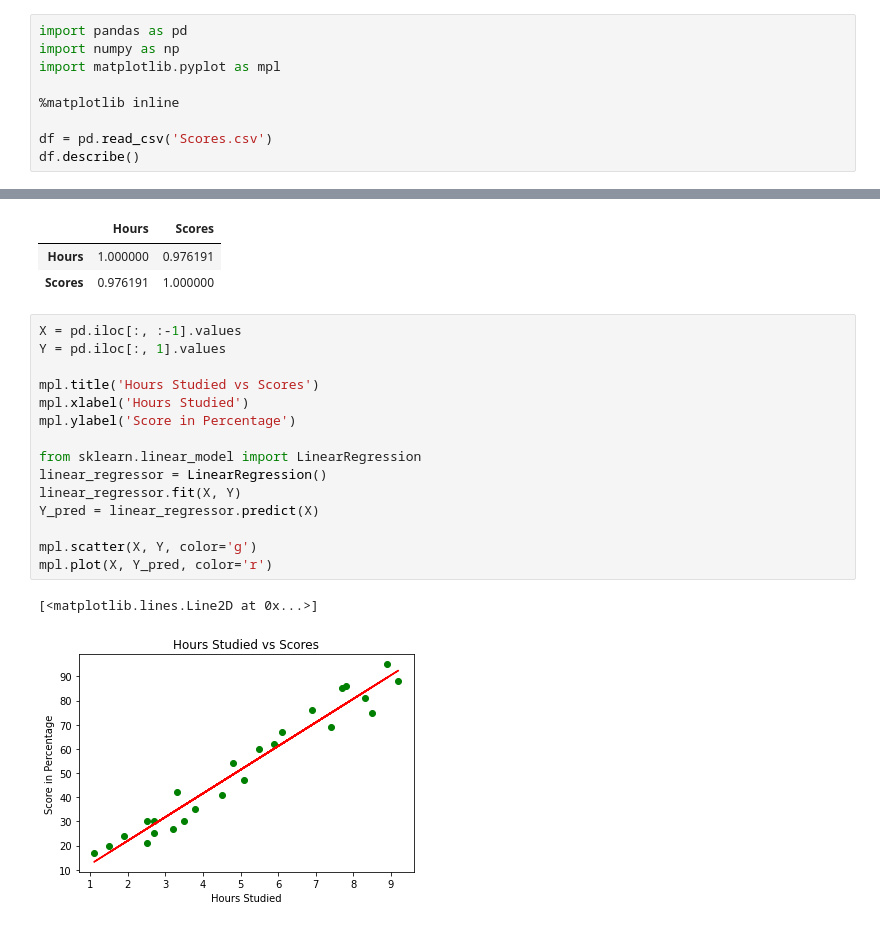
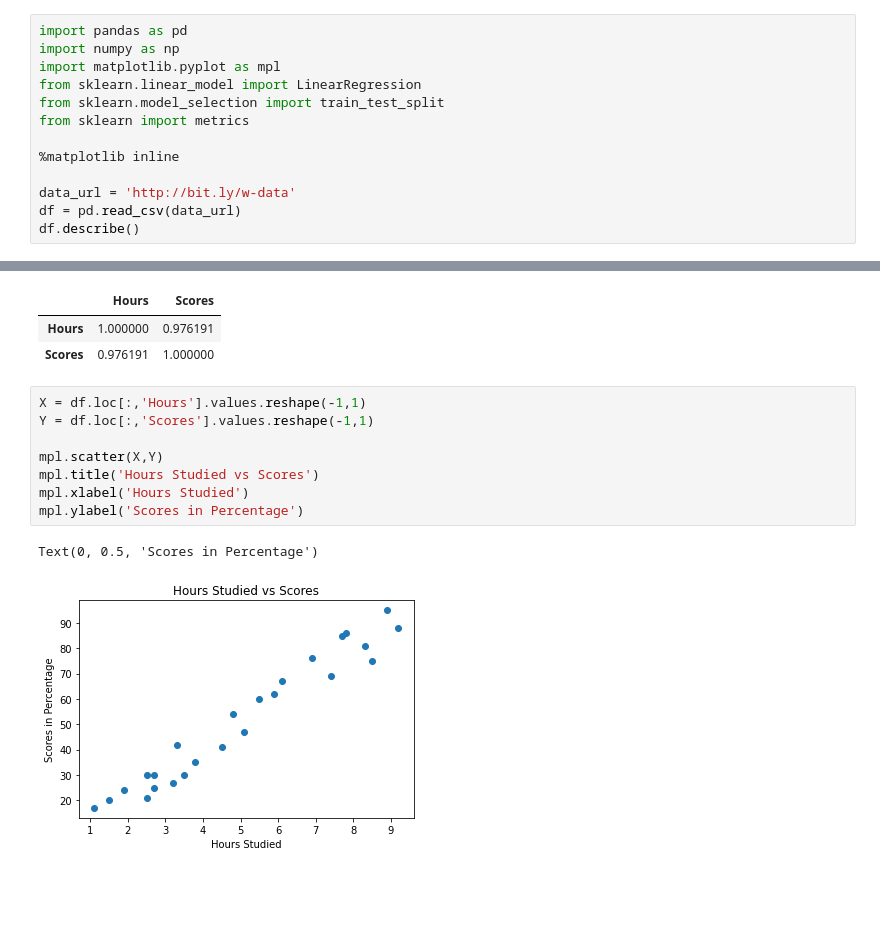
Before and after one commit to azman-s/TSF-GRIP-MAR-2021, a Jupyter notebook: TSF_1_(Prediction_using_Supervised_ML).ipynb, the cells around one changed output, grey strips where cells are left out. Drawn from its saved outputs; the diff is of its cells as text; blank space fills up the shorter version.

```diff
--- a/TSF_1_(Prediction_using_Supervised_ML).ipynb
+++ b/TSF_1_(Prediction_using_Supervised_ML).ipynb
@@ -9,10 +12,14 @@
 import pandas as pd
 import numpy as np
 import matplotlib.pyplot as mpl
+from sklearn.linear_model import LinearRegression
+from sklearn.model_selection import train_test_split
+from sklearn import metrics
 
 %matplotlib inline
 
-df = pd.read_csv('Scores.csv')
+data_url = 'http://bit.ly/w-data'
+df = pd.read_csv(data_url)
 df.describe()
 # %% [output]
 |  | Hours | Scores |
@@ -46,21 +53,14 @@ df.corr()
 |  | Hours | Scores |
 | Hours | 1.000000 | 0.976191 |
 | Scores | 0.976191 | 1.000000 |
-# %%
-X = pd.iloc[:, :-1].values
-Y = pd.iloc[:, 1].values
-
-mpl.title('Hours Studied vs Scores')
-mpl.xlabel('Hours Studied')
-mpl.ylabel('Score in Percentage')
-
-from sklearn.linear_model import LinearRegression
-linear_regressor = LinearRegression()
-linear_regressor.fit(X, Y)
-Y_pred = linear_regressor.predict(X)
-
-mpl.scatter(X, Y, color='g')
-mpl.plot(X, Y_pred, color='r')
-# %% [output]
-[<matplotlib.lines.Line2D at 0x...>]
-[figure, removed]
+# %%
+X = df.loc[:,'Hours'].values.reshape(-1,1)
+Y = df.loc[:,'Scores'].values.reshape(-1,1)
+
+mpl.scatter(X,Y)
+mpl.title('Hours Studied vs Scores')
+mpl.xlabel('Hours Studied')
+mpl.ylabel('Scores in Percentage')
+# %% [output]
+Text(0, 0.5, 'Scores in Percentage')
+[figure, added]
```
Also changed, not shown: parts of 10 cells of this notebook.
